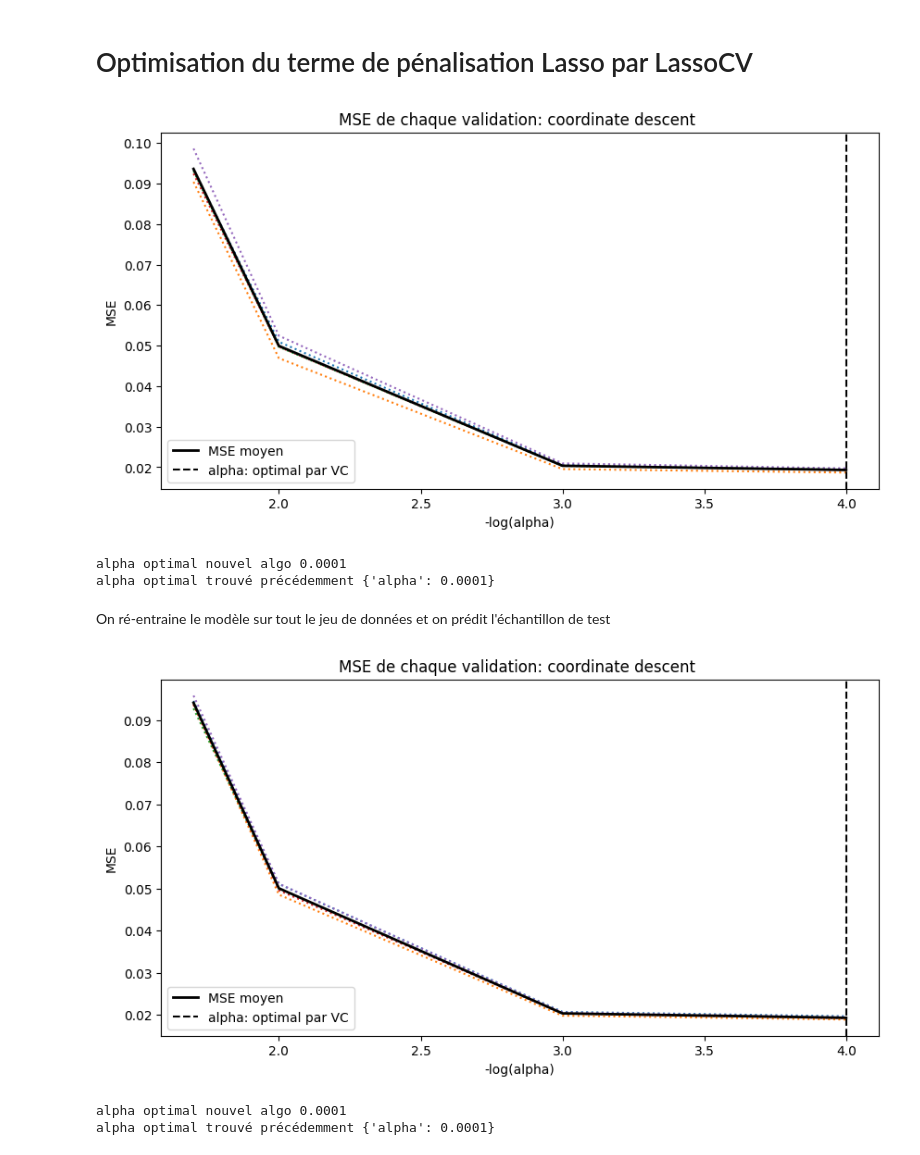
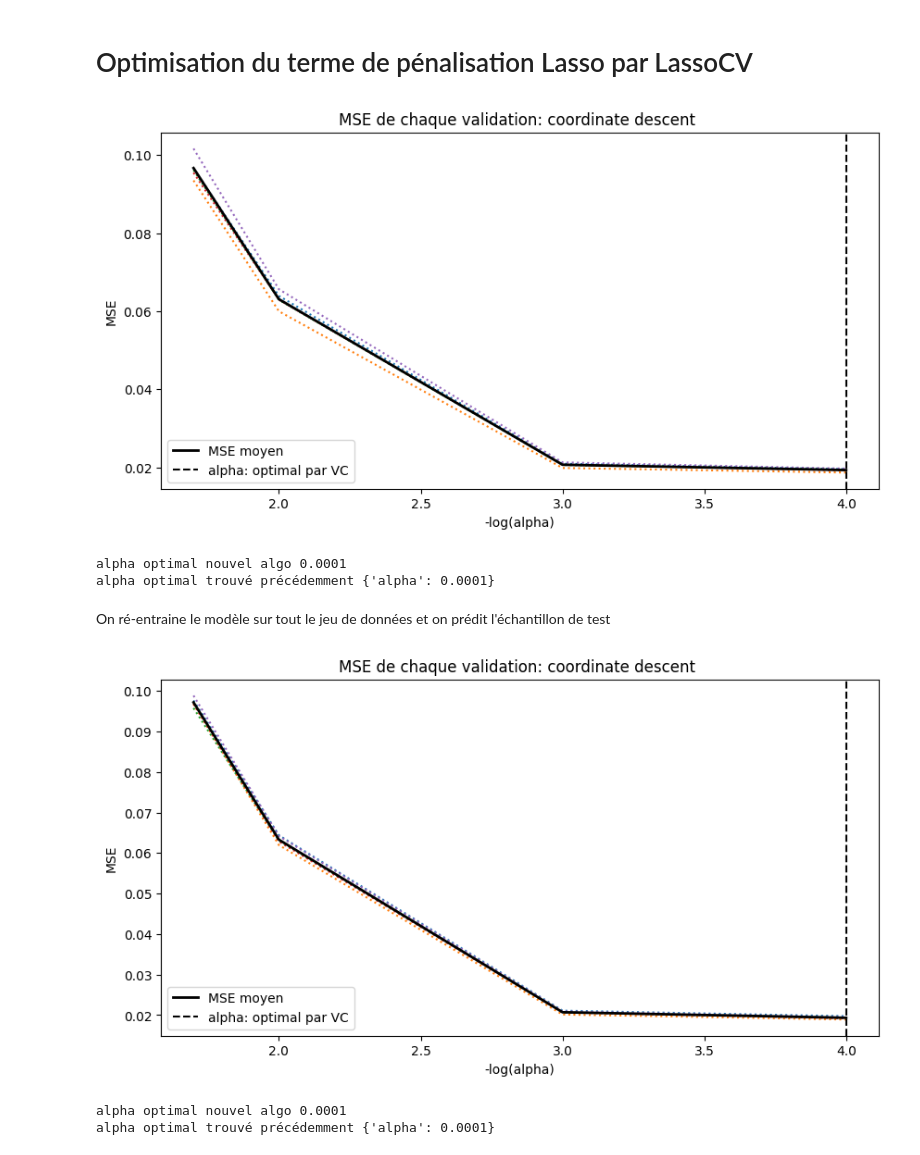
Before and after one commit to julie743/defi_IA, a Jupyter notebook: models/regression_model.ipynb, the cells around one changed output. Drawn from its saved outputs; the diff is of its cells as text; code cells hidden in the pictures.

```diff
--- a/models/regression_model.ipynb
+++ b/models/regression_model.ipynb
@@ -67,7 +67,7 @@ data_mod.head()
 On change les types des variables.
 # %%
 # définition des variables quntitatives et qualitatives :
-var_quant = ["date","stock_mod"]
+var_quant = ["date","stock_mod","hotel_id"]
 var_quali = ["city","language", "mobile","group","brand","parking","pool","children_policy"]
 
 for var in var_quali :
@@ -102,8 +102,8 @@ Y = data_mod["price_mod"].to_numpy()
 RQ : quand on utilise le set de test, ne pas oublier d'effectuer les mêmes modifications sur le tableau de données (log,sqrt,renormalisation)
 # %%
 # transformation des variables qualitatives en dummy variables
-X_dum = pd.get_dummies(data_mod[var_quali])
-X = pd.concat([data_mod[['order_requests','avatar_id','hotel_id']],X_quant,X_dum],axis=1)
+X_dum = pd.get_dummies(data_mod[var_quali],drop_first=True)
+X = pd.concat([data_mod[['order_requests','avatar_id']],X_quant,X_dum],axis=1)
 # %% [markdown]
 Selon le modèle il faut transformer les variables qualitatives en dummy variables => s'en souvenir !
 # %% [markdown]
@@ -197,8 +197,8 @@ indX_vali = X.index[X['avatar_id'].isin(ind_vali)]
 Y_vali = Y[indX_vali]
 # %%
 # suppression des ID maintenant qu'on en a plus besoin
-X_train.drop(['avatar_id','hotel_id'],axis=1,inplace=True)
-X_vali.drop(['avatar_id','hotel_id'],axis=1,inplace=True)
+X_train.drop(['avatar_id'],axis=1,inplace=True)
+X_vali.drop(['avatar_id'],axis=1,inplace=True)
 # %% [output]
 A value is trying to be set on a copy of a slice from a DataFrame
 
@@ -241,7 +241,7 @@ histogram_residuals(Y_vali_detransfo,prev_detransfo)
 # %%
 # On ré-entraine l'algo sur tout le jeu de données et on prédit le set de test :
 regLasso_complet = linear_model.Lasso(alpha=0)
-regLasso_complet.fit(X.drop(['avatar_id','hotel_id'],axis=1),Y)
+regLasso_complet.fit(X.drop(['avatar_id'],axis=1),Y)
 prev = regLasso_complet.predict(X_test)
 prev = pd.DataFrame(np.exp(prev),columns=['price'])
 download_pred_Xtest(prev,'prediction_regLineaire')
@@ -329,34 +329,34 @@ plt.show()
 print("alpha optimal nouvel algo", model.alpha_)
 print("alpha optimal trouvé précédemment",regLassOpt.best_params_)
 # %% [output]
-[figure, old version]
+[figure, new version]
 alpha optimal nouvel algo 0.0001
 alpha optimal trouvé précédemment {'alpha': 0.0001}
 # %% [markdown]
 On ré-entraine le modèle sur tout le jeu de données et on prédit l'échantillon de test
 # %%
 #from sklearn.linear_model import LassoCV, LassoLarsCV
-model = LassoCV(cv=5, alphas=[0.0001,0.001,0.01,0.02],n_jobs=-1,random_state=13).fit(X.drop(['avatar_id','hotel_id'],axis=1),Y)
+model = LassoCV(cv=5, alphas=[0.0001,0.001,0.01,0.02],n_jobs=-1,random_state=13).fit(X.drop(['avatar_id'],axis=1),Y)
 m_log_alphas = -np.log10(model.alphas_)
 
 plt.figure(figsize=(10,5))
 plt.plot(m_log_alphas, model.mse_path_, ':')
 plt.plot(m_log_alphas, model.mse_path_.mean(axis=-1), 'k',
          label='MSE moyen', linewidth=2)
 plt.axvline(-np.log10(model.alpha_), linestyle='--', color='k',
             label='alpha: optimal par VC')
 
 plt.legend()
 
 plt.xlabel('-log(alpha)')
 plt.ylabel('MSE')
 plt.title('MSE de chaque validation: coordinate descent ')
 plt.show()
 
 print("alpha optimal nouvel algo", model.alpha_)
 print("alpha optimal trouvé précédemment",regLassOpt.best_params_)
 # %% [output]
-[figure, old version]
+[figure, new version]
 alpha optimal nouvel algo 0.0001
 alpha optimal trouvé précédemment {'alpha': 0.0001}
 # %%
```
Also changed, not shown: parts of 15 cells of this notebook, 3 other files.
